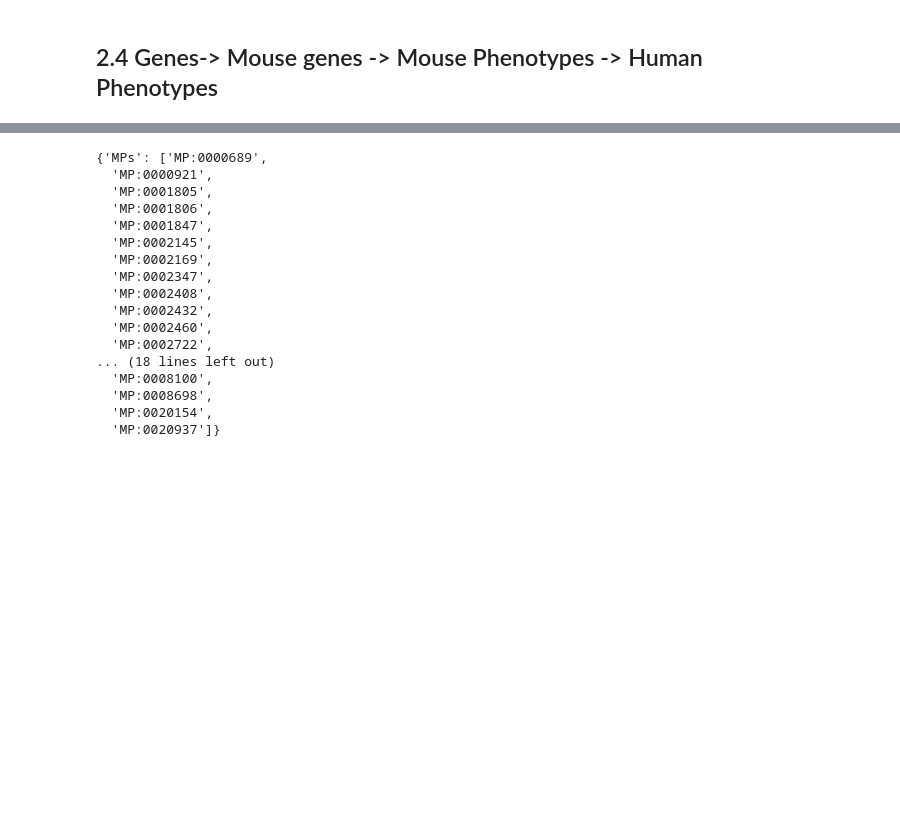
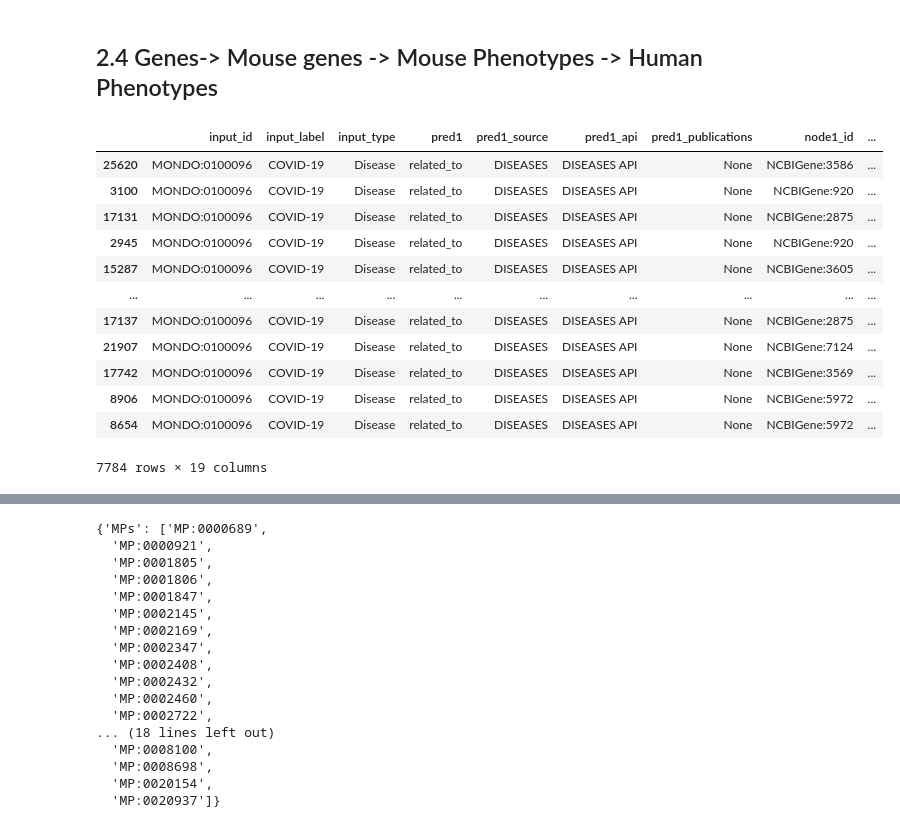
Before and after one commit to polyg314/BTE_September_2020_Relay, a Jupyter notebook: COVID_Bradykinin_MOUSE-Copy1.ipynb, the cells around one changed output, grey strips where cells are left out. Drawn from its saved outputs; the diff is of its cells as text; code cells hidden in the pictures; blank space fills up the shorter version.

```diff
--- a/COVID_Bradykinin_MOUSE-Copy1.ipynb
+++ b/COVID_Bradykinin_MOUSE-Copy1.ipynb
@@ -271,6 +271,22 @@ covid_gene_inputs[0]
  'type': 'Gene'}
 # %% [markdown]
 ## 2.4 Genes-> Mouse genes -> Mouse Phenotypes -> Human Phenotypes
+# %%
+df2
+# %% [output]
+|  | input_id | input_label | input_type | pred1 | pred1_source | pred1_api | pred1_publications | node1_id | ... |
+| 25620 | MONDO:0100096 | COVID-19 | Disease | related_to | DISEASES | DISEASES API | None | NCBIGene:3586 | ... |
+| 3100 | MONDO:0100096 | COVID-19 | Disease | related_to | DISEASES | DISEASES API | None | NCBIGene:920 | ... |
+| 17131 | MONDO:0100096 | COVID-19 | Disease | related_to | DISEASES | DISEASES API | None | NCBIGene:2875 | ... |
+| 2945 | MONDO:0100096 | COVID-19 | Disease | related_to | DISEASES | DISEASES API | None | NCBIGene:920 | ... |
+| 15287 | MONDO:0100096 | COVID-19 | Disease | related_to | DISEASES | DISEASES API | None | NCBIGene:3605 | ... |
+| ... | ... | ... | ... | ... | ... | ... | ... | ... | ... |
+| 17137 | MONDO:0100096 | COVID-19 | Disease | related_to | DISEASES | DISEASES API | None | NCBIGene:2875 | ... |
+| 21907 | MONDO:0100096 | COVID-19 | Disease | related_to | DISEASES | DISEASES API | None | NCBIGene:7124 | ... |
+| 17742 | MONDO:0100096 | COVID-19 | Disease | related_to | DISEASES | DISEASES API | None | NCBIGene:3569 | ... |
+| 8906 | MONDO:0100096 | COVID-19 | Disease | related_to | DISEASES | DISEASES API | None | NCBIGene:5972 | ... |
+| 8654 | MONDO:0100096 | COVID-19 | Disease | related_to | DISEASES | DISEASES API | None | NCBIGene:5972 | ... |
+7784 rows × 19 columns
 # %%
 #http://www.informatics.jax.org/batch
 gene_to_mp = pandas.read_csv("MGIBatchReport_20201029_201300.csv", sep = "\t", error_bad_lines=False)
```
Also changed, not shown: parts of 4 cells of this notebook, 1 other file.
